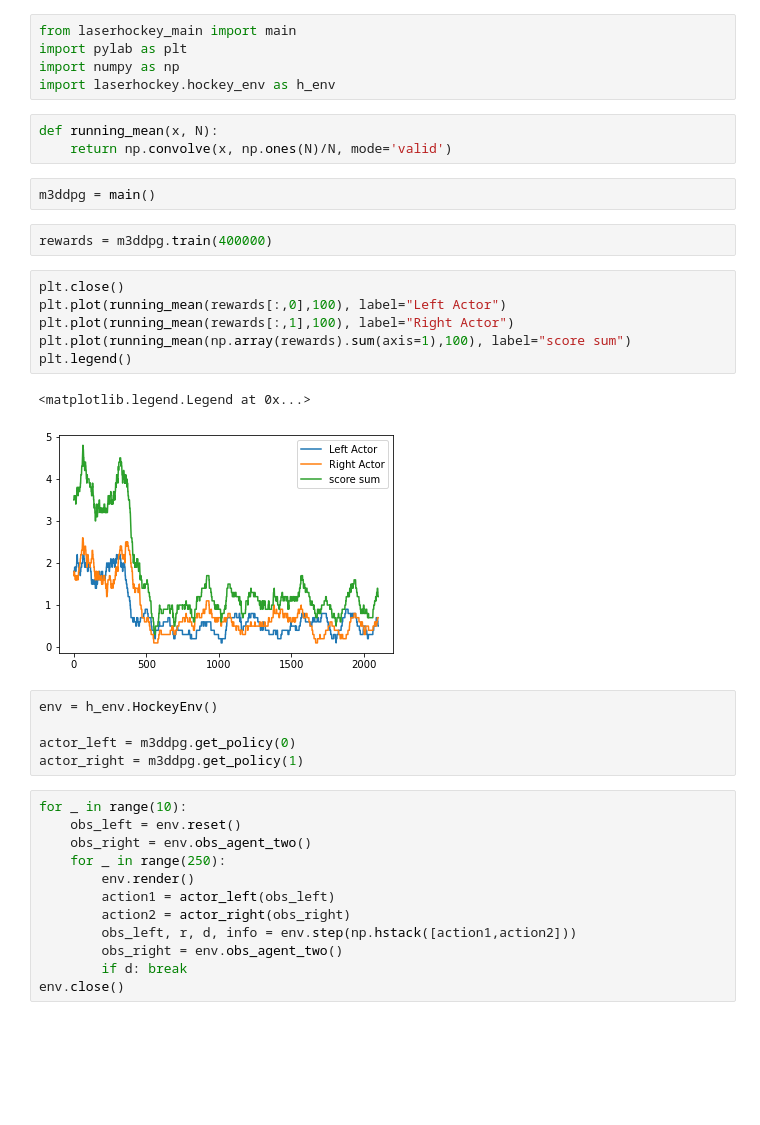
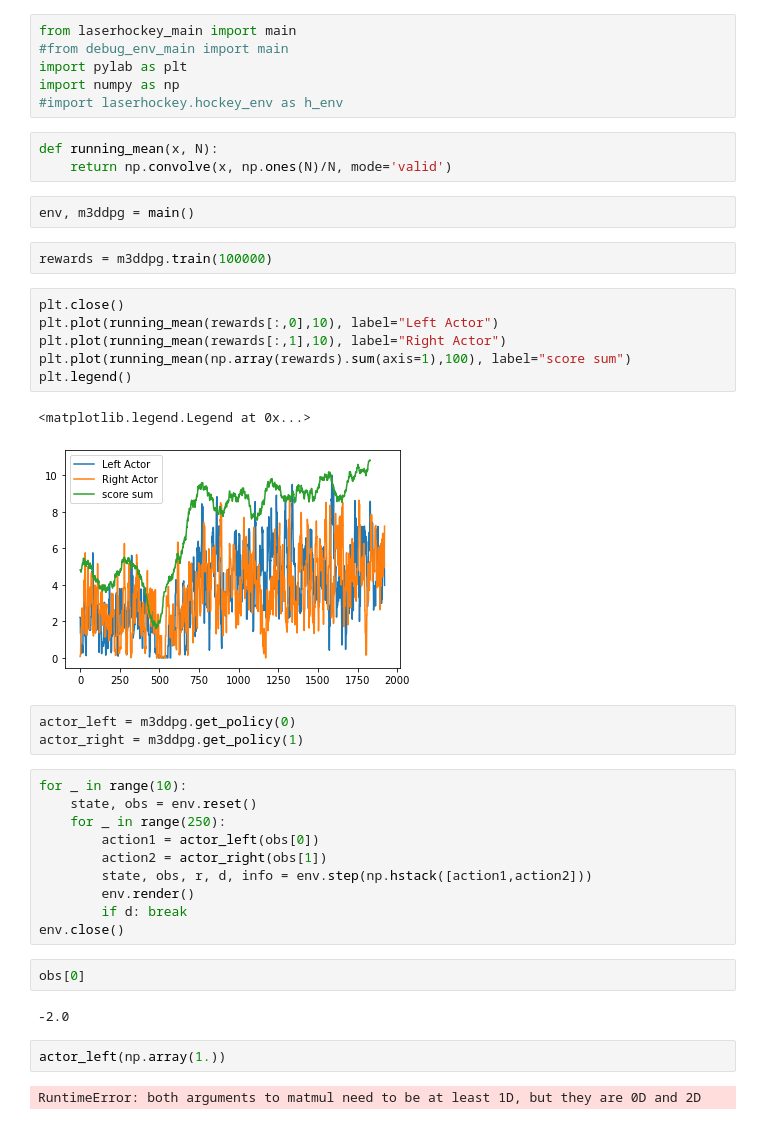
Before and after one commit to Sebastian-Griesbach/Minimax-Multi-Agent-Deep-Deterministic-Policy-Gradient, a Jupyter notebook: Testing.ipynb, the cells around one changed output. Drawn from its saved outputs; the diff is of its cells as text; blank space fills up the shorter version.

Commit message:
extended debugging session, basic MADDPG algorithm now shows learning progress

```diff
--- a/Testing.ipynb
+++ b/Testing.ipynb
@@ -1,38 +1,43 @@
 # %%
 from laserhockey_main import main
+#from debug_env_main import main
 import pylab as plt
 import numpy as np
-import laserhockey.hockey_env as h_env
+#import laserhockey.hockey_env as h_env
 # %%
 def running_mean(x, N):
     return np.convolve(x, np.ones(N)/N, mode='valid')
-# %%
-m3ddpg = main()
+# %%
+env, m3ddpg = main()
 # %%
-rewards = m3ddpg.train(400000)
+rewards = m3ddpg.train(100000)
 # %%
 plt.close()
-plt.plot(running_mean(rewards[:,0],100), label="Left Actor")
-plt.plot(running_mean(rewards[:,1],100), label="Right Actor")
+plt.plot(running_mean(rewards[:,0],10), label="Left Actor")
+plt.plot(running_mean(rewards[:,1],10), label="Right Actor")
 plt.plot(running_mean(np.array(rewards).sum(axis=1),100), label="score sum")
 plt.legend()
 # %% [output]
 <matplotlib.legend.Legend at 0x...>
-[figure, old version]
+[figure, new version]
 # %%
-env = h_env.HockeyEnv()
-
 actor_left = m3ddpg.get_policy(0)
 actor_right = m3ddpg.get_policy(1)
 # %%
 for _ in range(10):
-    obs_left = env.reset()
-    obs_right = env.obs_agent_two()
+    state, obs = env.reset()
     for _ in range(250):
+        action1 = actor_left(obs[0])
+        action2 = actor_right(obs[1])
+        state, obs, r, d, info = env.step(np.hstack([action1,action2]))
         env.render()
-        action1 = actor_left(obs_left)
-        action2 = actor_right(obs_right)
-        obs_left, r, d, info = env.step(np.hstack([action1,action2]))
-        obs_right = env.obs_agent_two()
         if d: break
 env.close()
+# %%
+obs[0]
+# %% [output]
+-2.0
+# %%
+actor_left(np.array(1.))
+# %% [output]
+RuntimeError: both arguments to matmul need to be at least 1D, but they are 0D and 2D
```
Also changed, not shown: 4 other files.
